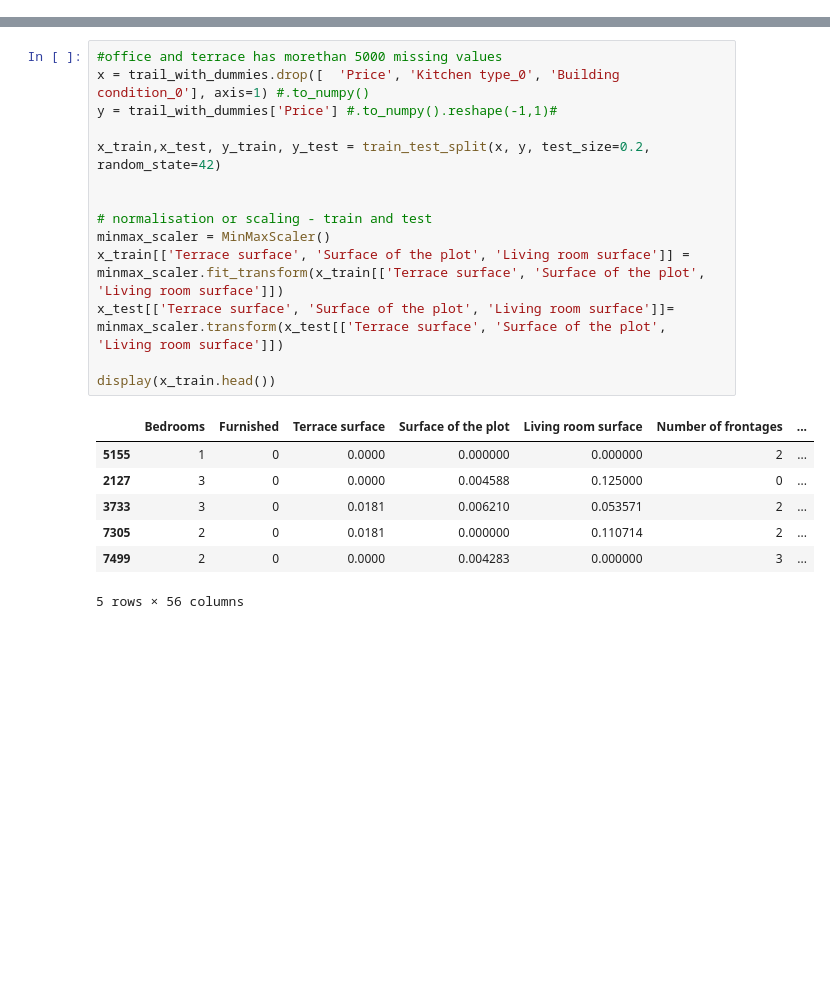
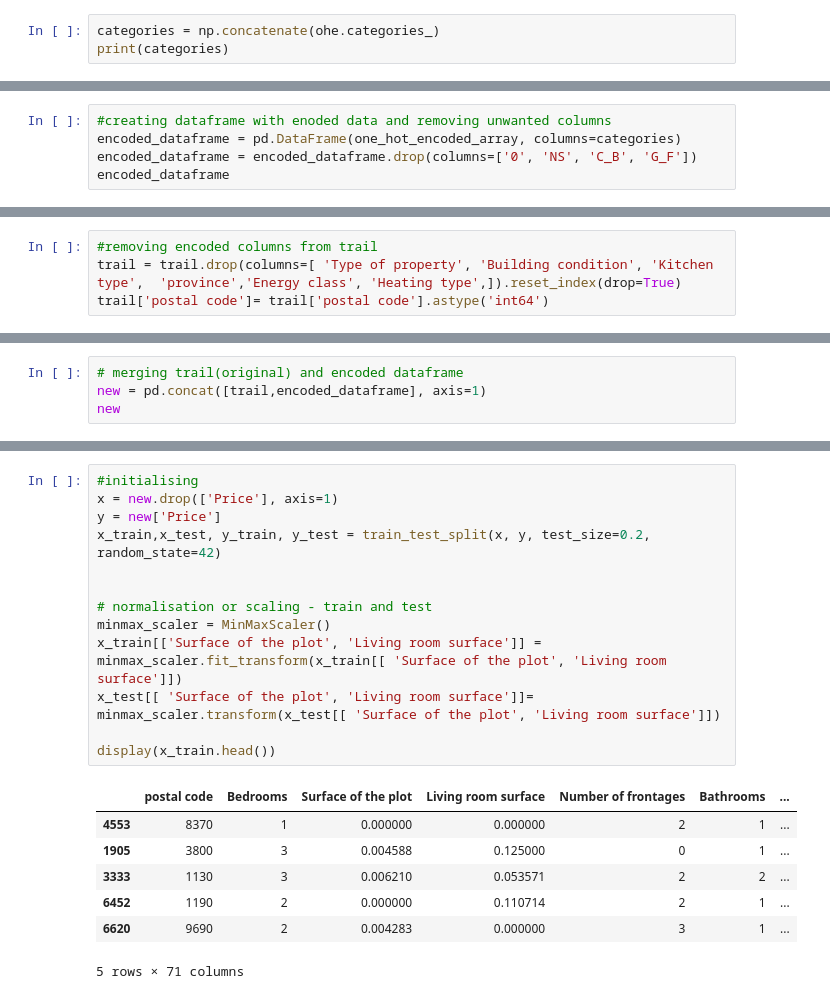
Before and after one commit to MythiliPalanisamy/Analysation_and_Model_Building, a Jupyter notebook: model building/full_code.ipynb, the cells around one changed output, grey strips where cells are left out. Drawn from its saved outputs; the diff is of its cells as text; blank space fills up the shorter version.

```diff
--- a/model building/full_code.ipynb
+++ b/model building/full_code.ipynb
@@ -38,0 +73,3 @@ trail_with_dummies['postal code'] = trail_with_dummies['postal code'].astype('in
+# %%
+categories = np.concatenate(ohe.categories_)
+print(categories)
@@ -38,0 +89,5 @@ trail_with_dummies['postal code'] = trail_with_dummies['postal code'].astype('in
+# %%
+#creating dataframe with enoded data and removing unwanted columns
+encoded_dataframe = pd.DataFrame(one_hot_encoded_array, columns=categories)
+encoded_dataframe = encoded_dataframe.drop(columns=['0', 'NS', 'C_B', 'G_F'])
+encoded_dataframe
@@ -39,3 +108,7 @@ trail_with_dummies['postal code'] = trail_with_dummies['postal code'].astype('in
+# %%
+#removing encoded columns from trail
+trail = trail.drop(columns=[ 'Type of property', 'Building condition', 'Kitchen type',  'province','Energy class', 'Heating type',]).reset_index(drop=True)
+trail['postal code']= trail['postal code'].astype('int64')
 # %%
 # Models
 def LinearReg(train_x,train_y, test_x,test_y):
@@ -145,0 +247,4 @@ def xgboostReg(train_x,train_y, test_x,test_y):
+# %%
+# merging trail(original) and encoded dataframe
+new = pd.concat([trail,encoded_dataframe], axis=1)
+new
@@ -146,25 +265,24 @@ def xgboostReg(train_x,train_y, test_x,test_y):
 # %%
-#office and terrace has morethan 5000 missing values
-x = trail_with_dummies.drop([  'Price', 'Kitchen type_0', 'Building condition_0'], axis=1) #.to_numpy()
-y = trail_with_dummies['Price'] #.to_numpy().reshape(-1,1)#
-
+#initialising
+x = new.drop(['Price'], axis=1)
+y = new['Price']
 x_train,x_test, y_train, y_test = train_test_split(x, y, test_size=0.2, random_state=42)
 
 
 # normalisation or scaling - train and test
 minmax_scaler = MinMaxScaler()
-x_train[['Terrace surface', 'Surface of the plot', 'Living room surface']] = minmax_scaler.fit_transform(x_train[['Terrace surface', 'Surface of the plot', 'Living room surface']])
-x_test[['Terrace surface', 'Surface of the plot', 'Living room surface']]= minmax_scaler.transform(x_test[['Terrace surface', 'Surface of the plot', 'Living room surface']])
+x_train[['Surface of the plot', 'Living room surface']] = minmax_scaler.fit_transform(x_train[[ 'Surface of the plot', 'Living room surface']])
+x_test[[ 'Surface of the plot', 'Living room surface']]= minmax_scaler.transform(x_test[[ 'Surface of the plot', 'Living room surface']])
 
 display(x_train.head())
 # %% [output]
-|  | Bedrooms | Furnished | Terrace surface | Surface of the plot | Living room surface | Number of frontages | ... |
-| 5155 | 1 | 0 | 0.0000 | 0.000000 | 0.000000 | 2 | ... |
-| 2127 | 3 | 0 | 0.0000 | 0.004588 | 0.125000 | 0 | ... |
-| 3733 | 3 | 0 | 0.0181 | 0.006210 | 0.053571 | 2 | ... |
-| 7305 | 2 | 0 | 0.0181 | 0.000000 | 0.110714 | 2 | ... |
-| 7499 | 2 | 0 | 0.0000 | 0.004283 | 0.000000 | 3 | ... |
+|  | postal code | Bedrooms | Surface of the plot | Living room surface | Number of frontages | Bathrooms | ... |
+| 4553 | 8370 | 1 | 0.000000 | 0.000000 | 2 | 1 | ... |
+| 1905 | 3800 | 3 | 0.004588 | 0.125000 | 0 | 1 | ... |
+| 3333 | 1130 | 3 | 0.006210 | 0.053571 | 2 | 2 | ... |
+| 6452 | 1190 | 2 | 0.000000 | 0.110714 | 2 | 1 | ... |
+| 6620 | 9690 | 2 | 0.004283 | 0.000000 | 3 | 1 | ... |
-5 rows × 56 columns
+5 rows × 71 columns
 # %%
 LinearReg(x_train,y_train,x_test,y_test)
 DecisionTreeReg(x_train,y_train,x_test,y_test)
```
Also changed, not shown: parts of 10 cells of this notebook, 1 other file.
